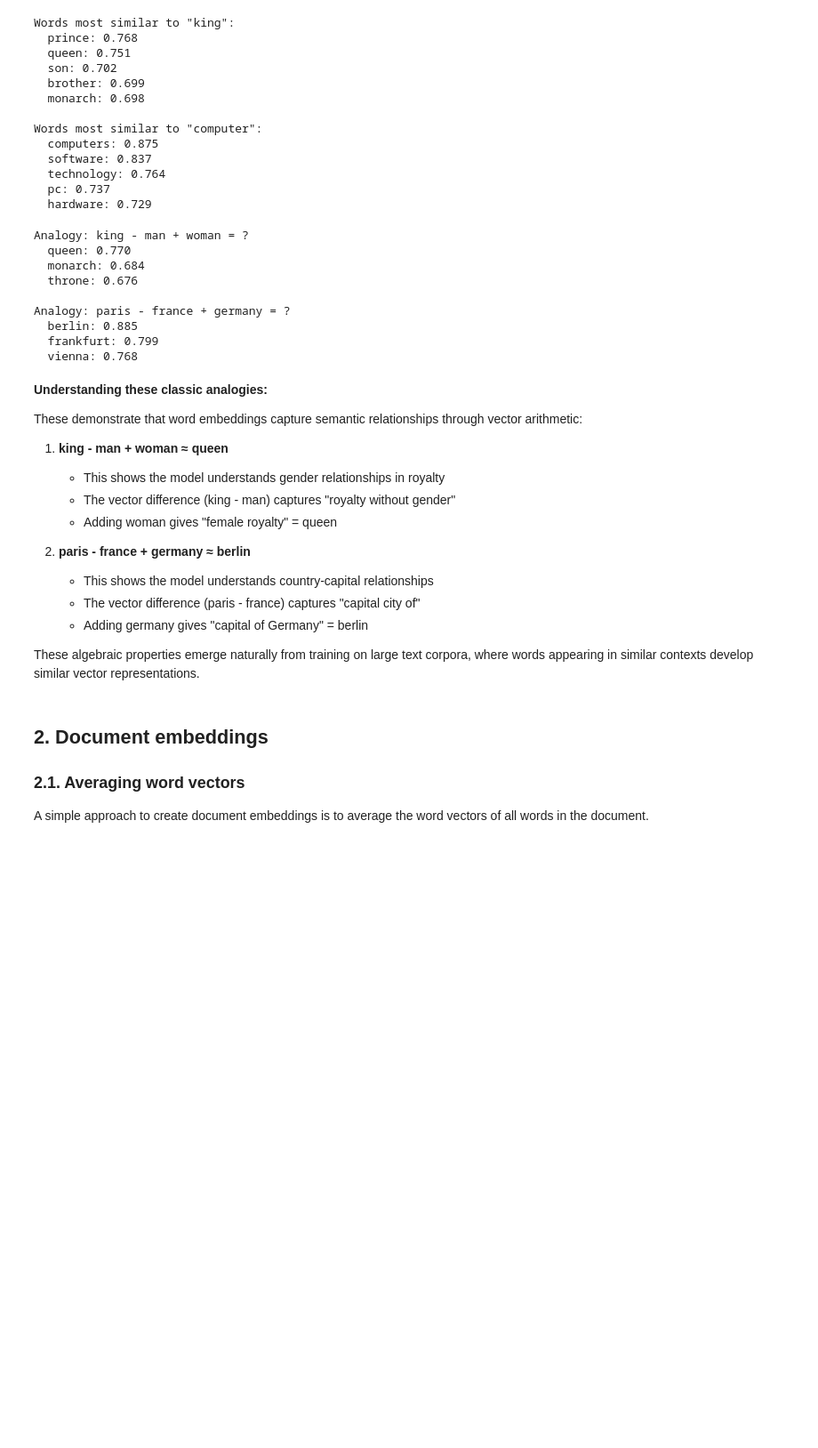
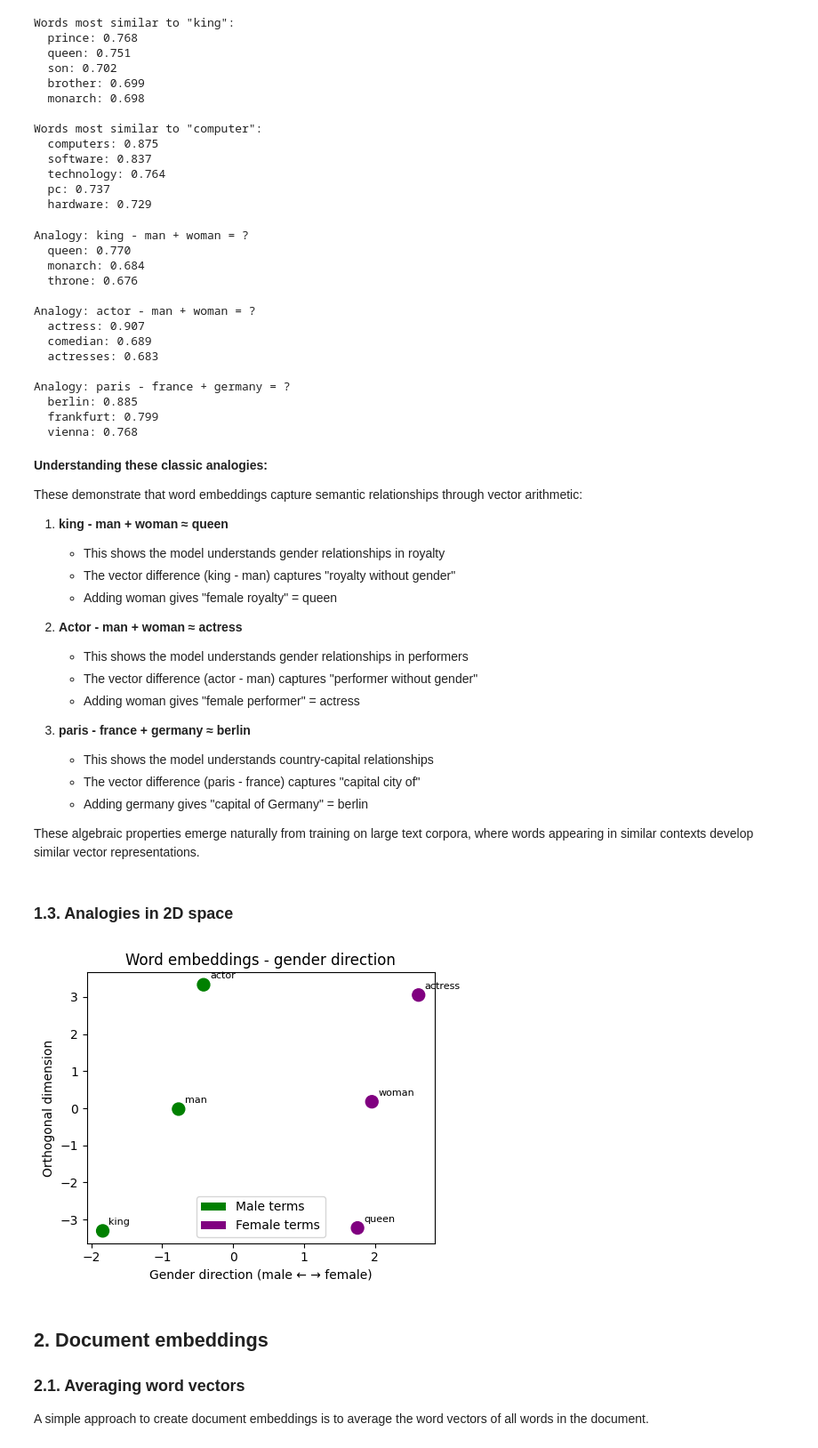
Before and after one commit to gperdrizet/FSA_devops, a Jupyter notebook: notebooks/unit5/lesson_40/Lesson_40_demo.ipynb, the cells around one changed output. Shown at 89% size. Saved outputs shown, nothing was run; the diff lists cells and outputs as text; code cells hidden in the pictures; blank space fills up the shorter version.

```diff
--- a/notebooks/unit5/lesson_40/Lesson_40_demo.ipynb
+++ b/notebooks/unit5/lesson_40/Lesson_40_demo.ipynb
@@ -112,6 +114,12 @@ Words most similar to "computer":
 # Word analogies: king - man + woman = ?
 print('Analogy: king - man + woman = ?')
 result = w2v_model.most_similar(positive=['king', 'woman'], negative=['man'], topn=3)
+
+for word, score in result:
+    print(f'  {word}: {score:.3f}')
+
+print('\nAnalogy: actor - man + woman = ?')
+result = w2v_model.most_similar(positive=['actor', 'woman'], negative=['man'], topn=3)
 
 for word, score in result:
     print(f'  {word}: {score:.3f}')
@@ -127,6 +135,11 @@ Analogy: king - man + woman = ?
   monarch: 0.684
   throne: 0.676
 
+Analogy: actor - man + woman = ?
+  actress: 0.907
+  comedian: 0.689
+  actresses: 0.683
+
 Analogy: paris - france + germany = ?
   berlin: 0.885
   frankfurt: 0.799
@@ -141,9 +154,16 @@ These demonstrate that word embeddings capture semantic relationships through ve
    - The vector difference (king - man) captures "royalty without gender"
    - Adding woman gives "female royalty" = queen
 
+2. **Actor - man + woman ≈ actress**
+   - This shows the model understands gender relationships in performers
+   - The vector difference (actor - man) captures "performer without gender"
+   - Adding woman gives "female performer" = actress
+
 2. **paris - france + germany ≈ berlin**
    - This shows the model understands country-capital relationships
    - The vector difference (paris - france) captures "capital city of"
    - Adding germany gives "capital of Germany" = berlin
 
 These algebraic properties emerge naturally from training on large text corpora, where words appearing in similar contexts develop similar vector representations.
+# %% [markdown]
+### 1.3. Analogies in 2D space
@@ -150,3 +200,42 @@ These algebraic properties emerge naturally from training on large text corpora,
+# %%
+# Create color mapping by word category
+colors = []
+
+for word in interesting_words:
+    if word in ['man', 'king', 'actor']:
+        colors.append('green')
+
+    elif word in ['woman', 'queen', 'actress']:
+        colors.append('purple')
+
+# Create 1x1 subplot
+fig, ax = plt.subplots(1, 1, figsize=(5, 4))
+
+# Word2Vec
+ax.scatter(w2v_2d[:, 0], w2v_2d[:, 1], c=colors, s=100)
+
+for i, word in enumerate(interesting_words):
+    ax.annotate(
+        word, (w2v_2d[i, 0], w2v_2d[i, 1]),
+        xytext=(5, 5), textcoords='offset points', fontsize=8
+)
+
+ax.set_title('Word embeddings - gender direction')
+ax.set_xlabel('Gender direction (male ← → female)')
+ax.set_ylabel('Orthogonal dimension')
+
+# Add legend
+legend_elements = [
+    Patch(facecolor='green', label='Male terms'),
+    Patch(facecolor='purple', label='Female terms')
+]
+
+ax.legend(handles=legend_elements, loc='best')
+
+plt.tight_layout()
+plt.show()
+# %% [output]
+[figure, added]
 # %% [markdown]
 ## 2. Document embeddings
 
```
Also changed, not shown: parts of 3 cells of this notebook.
